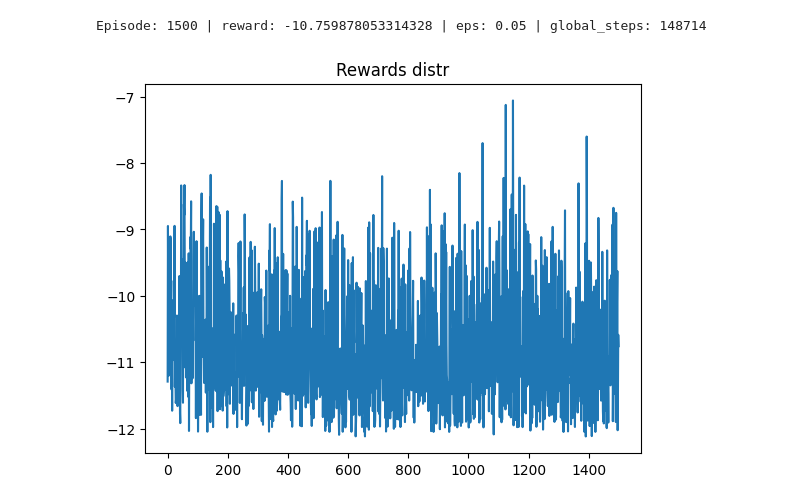
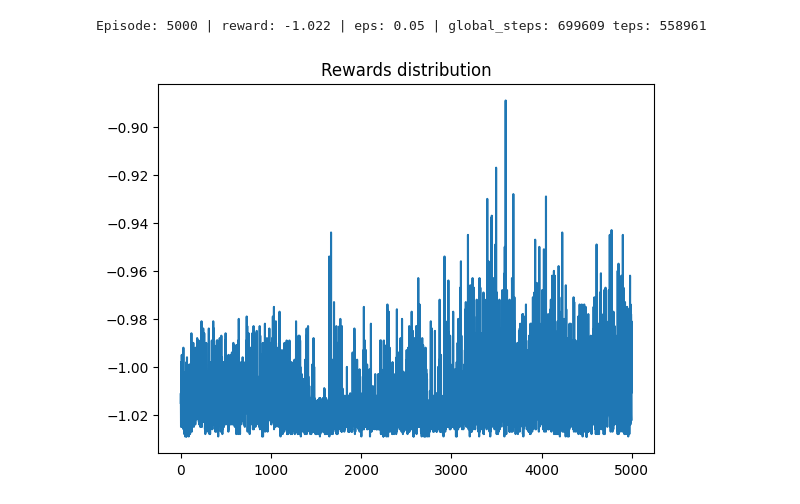
Before and after one commit to qber123/snake_agent, a Jupyter notebook: notebooks/main.ipynb, the cells around one changed output. Drawn from its saved outputs; the diff is of its cells as text; code cells hidden in the pictures.

```diff
--- a/notebooks/main.ipynb
+++ b/notebooks/main.ipynb
@@ -31,25 +32,26 @@ cpu
 class SnakeAgent(nn.Module):
     def __init__(self, n_input, n_hid, n_out):
         super().__init__()
-        self.net = nn.Sequential(
+        self.conv = nn.Sequential(
+            nn.Conv2d(7, 32, 3, padding=1),
+            nn.ReLU(),
+            nn.Conv2d(32, 64, 3, padding=1),
+            nn.ReLU(),
+            nn.AdaptiveAvgPool2d((1,1)),
             nn.Flatten(),
-            nn.Linear(n_input, n_hid),
-            nn.ReLU(),
-            nn.Linear(n_hid, n_hid),
-            nn.ReLU(),
-            nn.Linear(n_hid, n_out)
+            nn.Linear(64, n_out)
         )
 
-    def forward(self, state):
-        return self.net(state)
-
+    def forward(self, x):
+        return self.conv(x)
 
 
 def choose_action(model, obs, epsilon):
     if np.random.rand() < epsilon:
         return np.random.randint(0, 4)
 
-    obs = torch.tensor(obs, dtype=torch.float32, device=device).unsqueeze(0)
+    obs = torch.tensor(obs, dtype=torch.float32, device=device)
+    obs = obs.unsqueeze(0)
     with torch.no_grad():
         out = model(obs)
     return int(torch.argmax(out).item())
@@ -82,7 +84,7 @@ def train_step(model, target, optimizer, batch, gamma=0.99):
 
     out = model(state).gather(1, action.unsqueeze(1)).squeeze(1)
 
-    loss = nn.MSELoss()(out, target_out)
+    loss = nn.SmoothL1Loss()(out, target_out)
 
     optimizer.zero_grad()
     loss.backward()
@@ -107,18 +109,19 @@ def train(env, model, target, optimizer,
         done = False
         total_reward = 0
 
-        if global_step < 10_000:
-            epsilon = 1.0
-        elif global_step < 50_000:
+        if global_step < 50_000:
+            epsilon = 0.7
+        elif global_step < 80_000:
             epsilon = 0.5
         else:
             epsilon = 0.05
+
 
         while not done and steps < step_per_episode:
             action = choose_action(model, obs, epsilon)
             next_obs, reward, done = env.update(action)
 
-            buffer.append((obs, action, reward, next_obs, done))
+            buffer.append((obs.copy(), action, reward, next_obs.copy(), done))
 
             obs = next_obs
             total_reward += reward
@@ -143,30 +146,30 @@ torch.manual_seed(42)
 model = SnakeAgent(n_input=30*30, n_hid=128, n_out=4).to(device)
 target_network = SnakeAgent(n_input=30*30, n_hid=128, n_out=4).to(device)
 target_network.load_state_dict(model.state_dict())
-optimizer = torch.optim.Adam(model.parameters(), lr=1e-3)
+optimizer = torch.optim.NAdam(model.parameters(), lr=1e-3)
 
 rewards_history = train(
     env,
     model,
     target_network,
     optimizer,
-    step_per_episode=10_000,
-    episodes=1500,
+    step_per_episode=30_000,
+    episodes=5000,
     batch_size=64,
     gamma=0.99,
-    target_update_freq=1000
+    target_update_freq=2000
 )
 # %% [output]
-Episode: 1500 | reward: -10.759878053314328 | eps: 0.05 | global_steps: 148714
+Episode: 5000 | reward: -1.022 | eps: 0.05 | global_steps: 699609 teps: 558961
 # %%
 rewards = np.array(rewards_history)
 
 winsound.Beep(450, 500)
 
 plt.plot(rewards)
-plt.title("Rewards distr")
+plt.title("Rewards distribution")
 plt.show()
 # %% [output]
-[figure, old version]
+[figure, new version]
 # %%
 torch.save(model.state_dict(), "snake-agent.pth")
```
Also changed, not shown: parts of 4 cells of this notebook, 3 other files.
